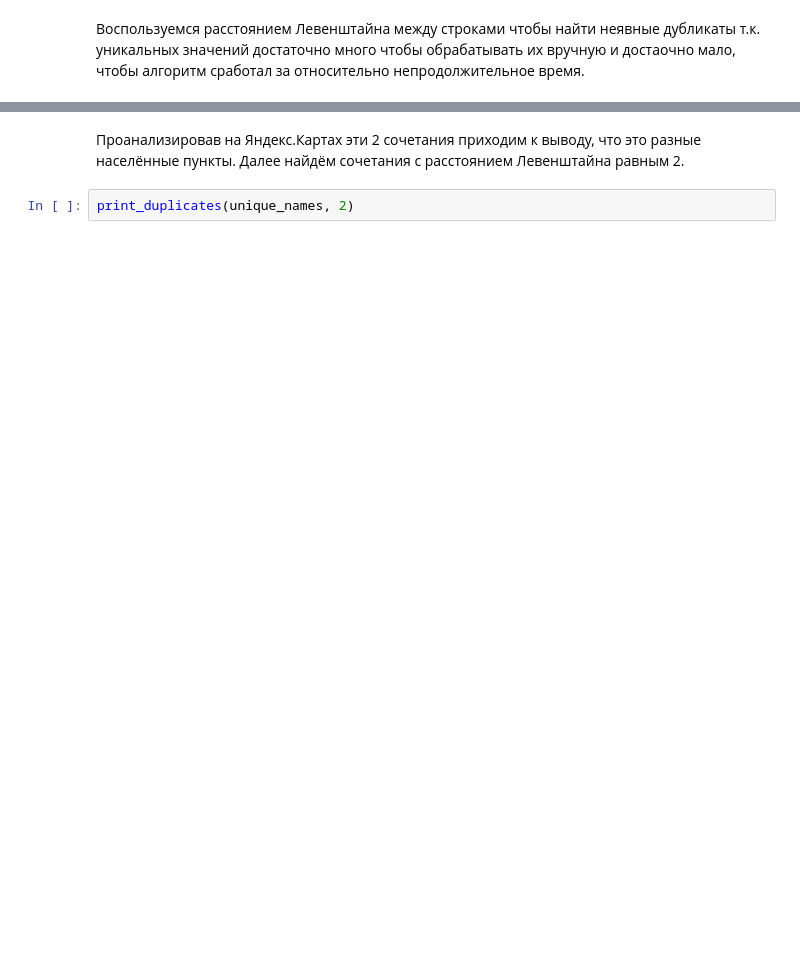
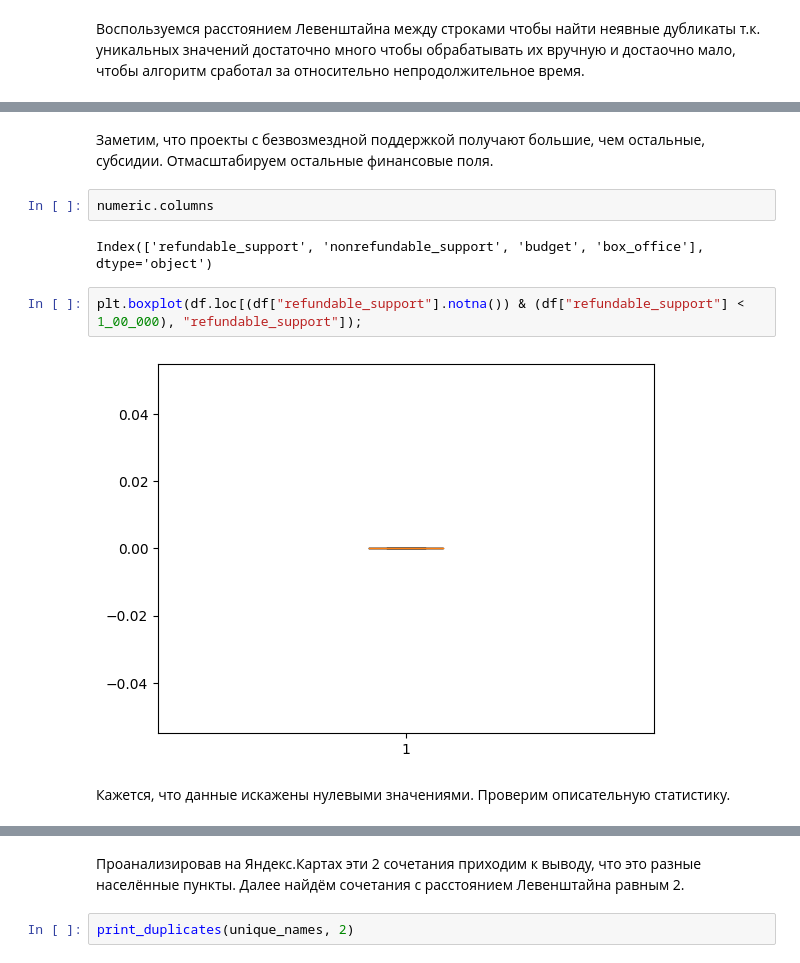
Before and after one commit to EvanderLatine/DS_Practicum, a Jupyter notebook: Composite_Project_1/EDA.ipynb, the cells around one changed output, grey strips where cells are left out. Drawn from its saved outputs; the diff is of its cells as text; blank space fills up the shorter version.

```diff
--- a/Composite_Project_1/EDA.ipynb
+++ b/Composite_Project_1/EDA.ipynb
@@ -527,0 +500,12 @@ Duplicates count: 2
+# %% [markdown]
+Заметим, что проекты с безвозмездной поддержкой получают большие, чем остальные, субсидии. Отмасштабируем остальные финансовые поля.
+# %%
+numeric.columns
+# %% [output]
+Index(['refundable_support', 'nonrefundable_support', 'budget', 'box_office'], dtype='object')
+# %%
+plt.boxplot(df.loc[(df["refundable_support"].notna()) & (df["refundable_support"] < 1_00_000), "refundable_support"]);
+# %% [output]
+[figure, added]
+# %% [markdown]
+Кажется, что данные искажены нулевыми значениями. Проверим описательную статистику.
```
Also changed, not shown: parts of 190 cells of this notebook.
